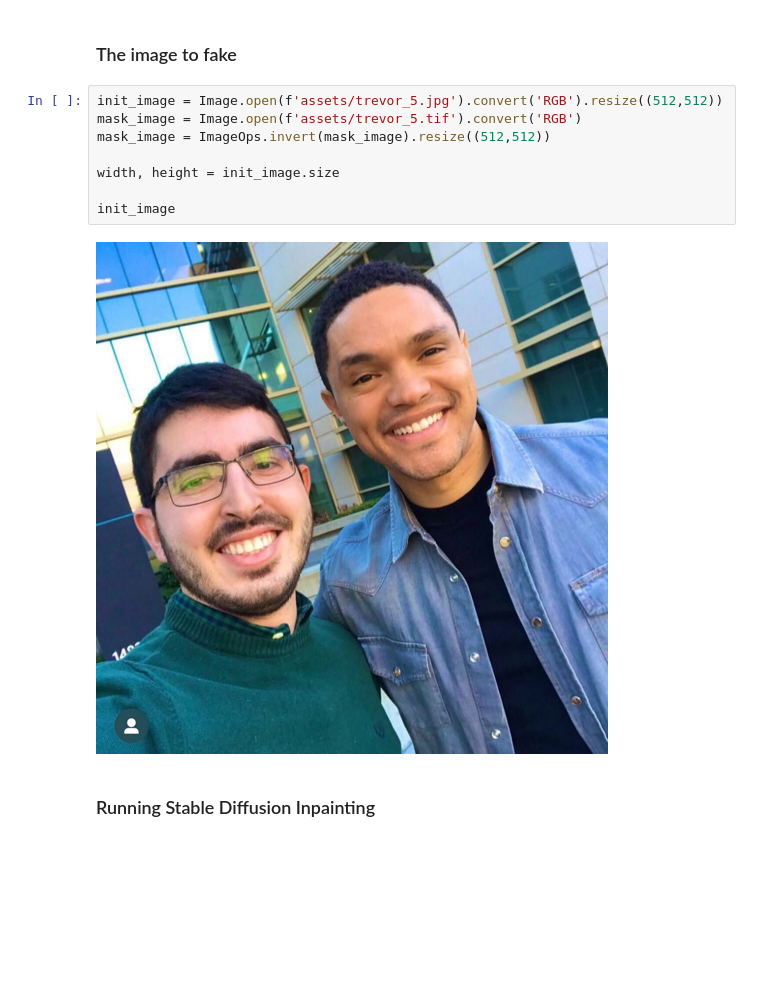
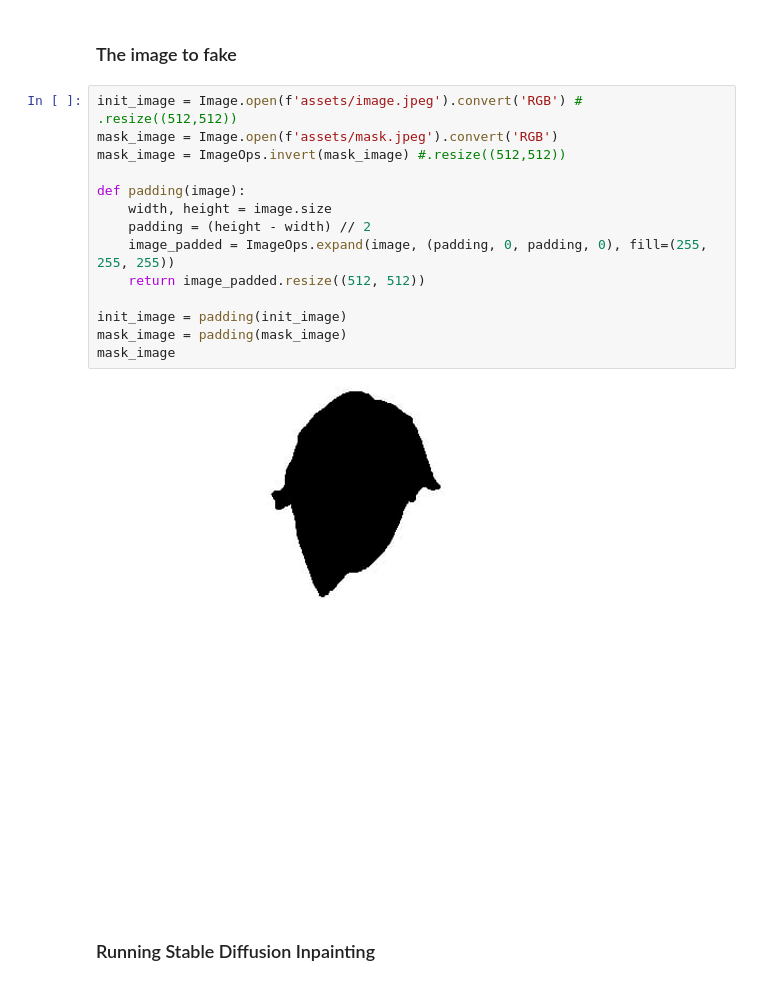
Before and after one commit to EnzoHuang0807/Image-Immunization, a Jupyter notebook: Ring-A-Bell/generating_fake_images.ipynb, the cells around one changed output. Drawn from its saved outputs; the diff is of its cells as text; blank space fills up the shorter version.

```diff
--- a/Ring-A-Bell/generating_fake_images.ipynb
+++ b/Ring-A-Bell/generating_fake_images.ipynb
@@ -71,15 +68,21 @@ CLIPTextModel(
 # %% [markdown]
 ### The image to fake
 # %%
-init_image = Image.open(f'assets/trevor_5.jpg').convert('RGB').resize((512,512))
-mask_image = Image.open(f'assets/trevor_5.tif').convert('RGB')
-mask_image = ImageOps.invert(mask_image).resize((512,512))
+init_image = Image.open(f'assets/image.jpeg').convert('RGB') # .resize((512,512))
+mask_image = Image.open(f'assets/mask.jpeg').convert('RGB')
+mask_image = ImageOps.invert(mask_image) #.resize((512,512))
 
-width, height = init_image.size
+def padding(image):
+    width, height = image.size
+    padding = (height - width) // 2
+    image_padded = ImageOps.expand(image, (padding, 0, padding, 0), fill=(255, 255, 255))
+    return image_padded.resize((512, 512))
 
-init_image
+init_image = padding(init_image)
+mask_image = padding(mask_image)
+mask_image
 # %% [output]
-[figure, old version]
+[figure, new version]
 # %% [markdown]
 ### Running Stable Diffusion Inpainting
 # %%
```
Also changed, not shown: parts of 5 cells of this notebook, 18 other files.
